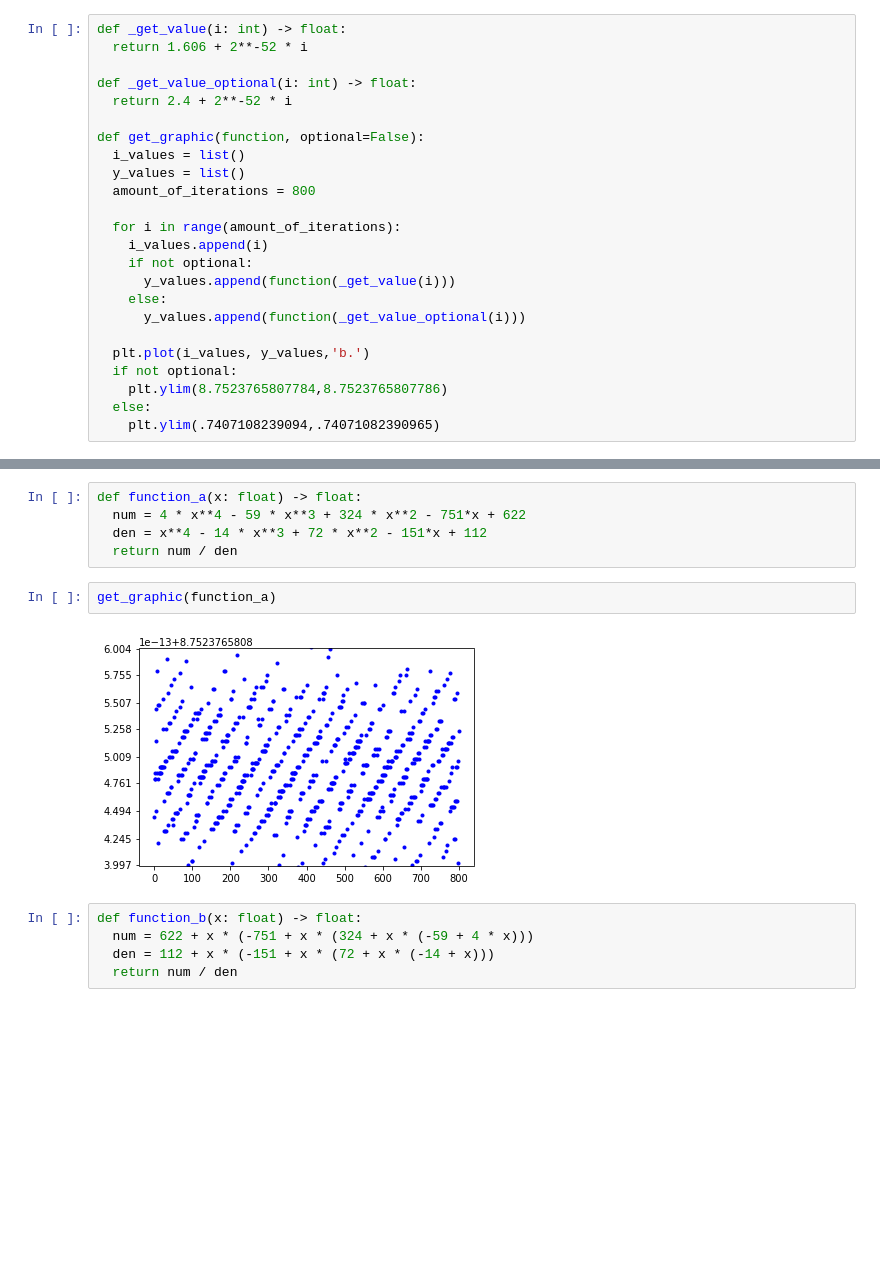
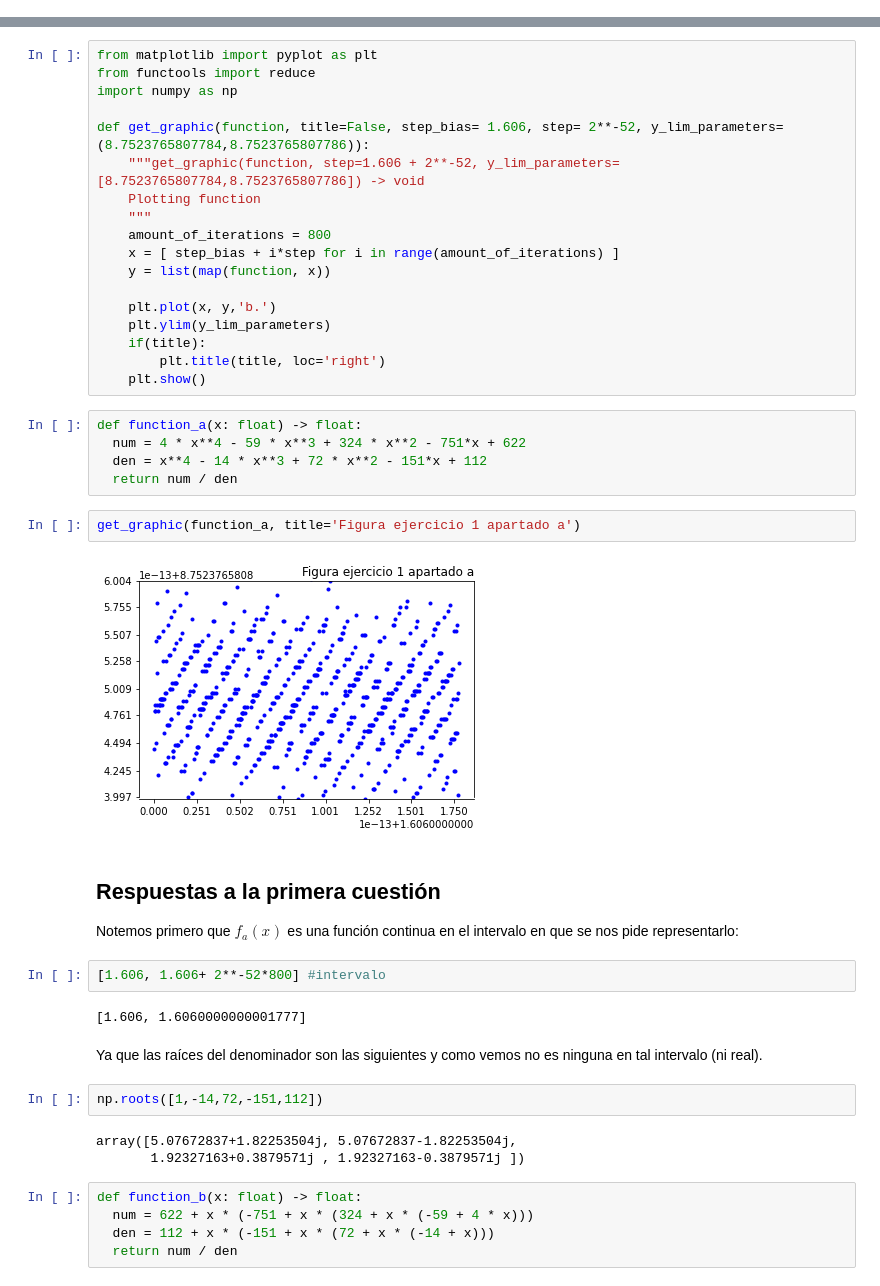
Before and after one commit to BlancaCC/ComputacionNumerica, a Jupyter notebook: practica.ipynb, the cells around one changed output, grey strips where cells are left out. Drawn from its saved outputs; the diff is of its cells as text; blank space fills up the shorter version.

Commit message:
Escribo función de de dibujar algo más pitónica (perdón pero si no lo hacía no me quedaba tranquila)

```diff
--- a/practica.ipynb
+++ b/practica.ipynb
@@ -21,24 +6,0 @@ from matplotlib import pyplot as plt
-# %%
-def _get_value(i: int) -> float:
-  return 1.606 + 2**-52 * i
-
-def _get_value_optional(i: int) -> float:
-  return 2.4 + 2**-52 * i
-
-def get_graphic(function, optional=False):
-  i_values = list()
-  y_values = list()
-  amount_of_iterations = 800
-
-  for i in range(amount_of_iterations):
-    i_values.append(i)
-    if not optional:
-      y_values.append(function(_get_value(i)))
-    else:
-      y_values.append(function(_get_value_optional(i)))
-
-  plt.plot(i_values, y_values,'b.')
-  if not optional:
-    plt.ylim(8.7523765807784,8.7523765807786)
-  else:
-    plt.ylim(.7407108239094,.74071082390965)
@@ -45,12 +9,45 @@ def get_graphic(function, optional=False):
+# %%
+from matplotlib import pyplot as plt
+from functools import reduce
+import numpy as np
+
+def get_graphic(function, title=False, step_bias= 1.606, step= 2**-52, y_lim_parameters=(8.7523765807784,8.7523765807786)):
+    """get_graphic(function, step=1.606 + 2**-52, y_lim_parameters=[8.7523765807784,8.7523765807786]) -> void
+    Plotting function
+    """
+    amount_of_iterations = 800
+    x = [ step_bias + i*step for i in range(amount_of_iterations) ]
+    y = list(map(function, x))
+
+    plt.plot(x, y,'b.')
+    plt.ylim(y_lim_parameters)
+    if(title):
+        plt.title(title, loc='right')
+    plt.show()
 # %%
 def function_a(x: float) -> float:
   num = 4 * x**4 - 59 * x**3 + 324 * x**2 - 751*x + 622
   den = x**4 - 14 * x**3 + 72 * x**2 - 151*x + 112
   return num / den
-# %%
-get_graphic(function_a)
-# %% [output]
-[figure, removed]
+# %%
+get_graphic(function_a, title='Figura ejercicio 1 apartado a')
+# %% [output]
+[figure, added]
+# %% [markdown]
+## Respuestas a la primera cuestión
+
+Notemos primero que $f_a(x)$ es una función continua en el intervalo en que se nos pide representarlo:
+# %%
+[1.606, 1.606+ 2**-52*800] #intervalo
+# %% [output]
+[1.606, 1.6060000000001777]
+# %% [markdown]
+Ya que las raíces del denominador son las siguientes y como vemos no es ninguna en tal intervalo (ni real).
+# %%
+np.roots([1,-14,72,-151,112])
+# %% [output]
+array([5.07672837+1.82253504j, 5.07672837-1.82253504j,
+       1.92327163+0.3879571j , 1.92327163-0.3879571j ])
 # %%
 def function_b(x: float) -> float:
   num = 622 + x * (-751 + x * (324 + x * (-59 + 4 * x)))
```
Also changed, not shown: parts of 14 cells of this notebook.
